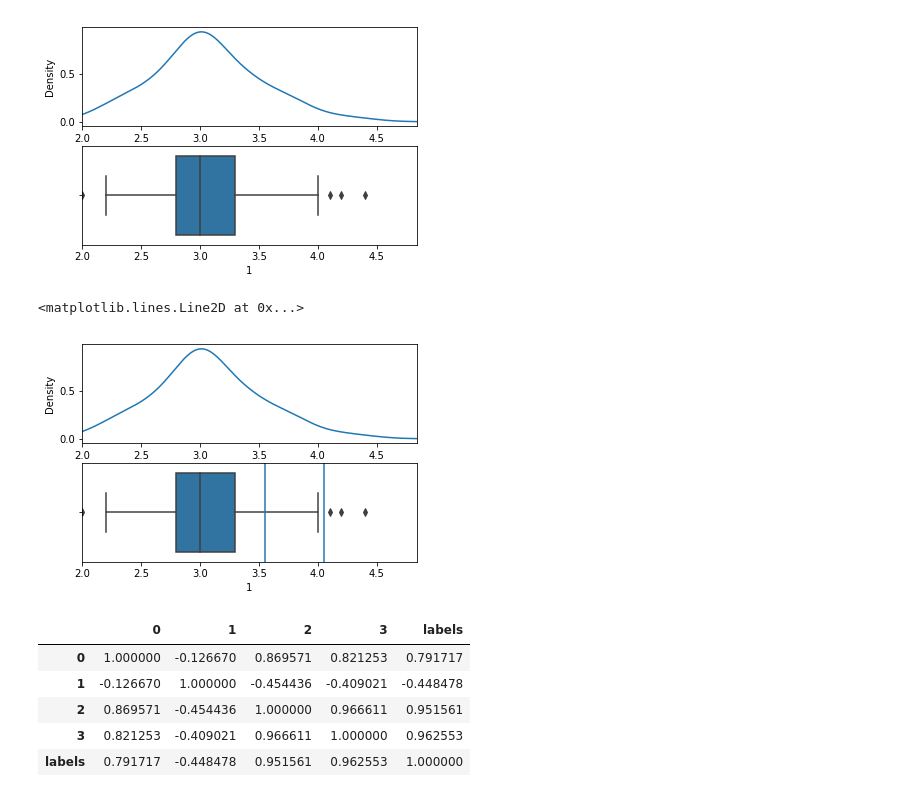
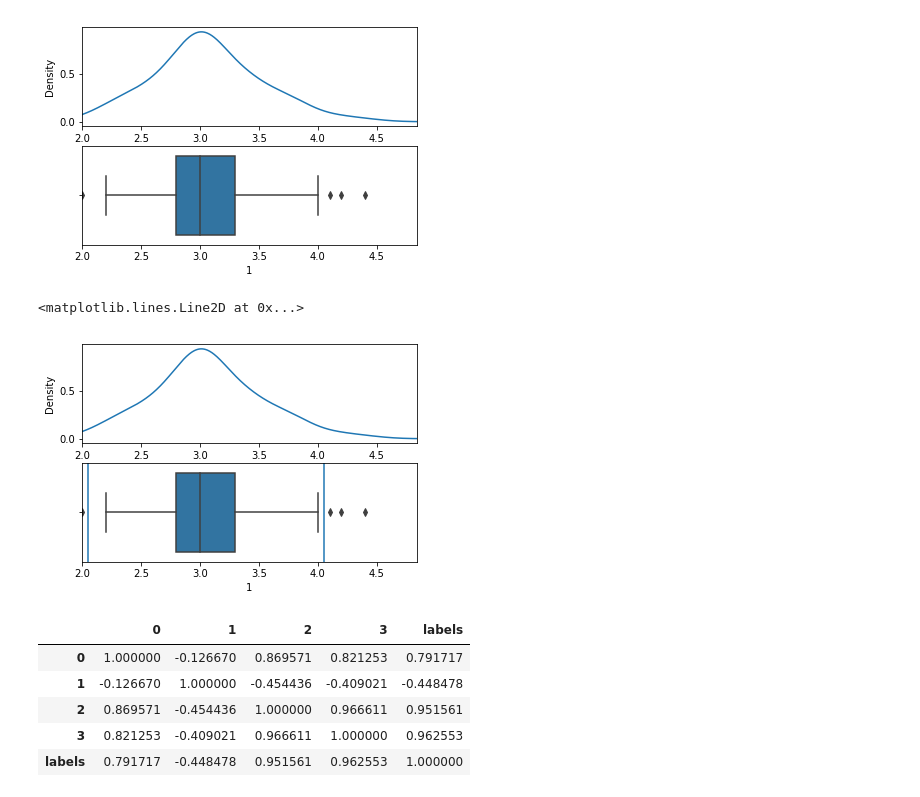
Before and after one commit to african-ai/challenge1_HowCrispCanYouClassify, a Jupyter notebook: submissions/iris-notebook.ipynb, the cells around one changed output. Saved outputs shown, nothing was run; the diff lists cells and outputs as text; code cells hidden in the pictures.

```diff
--- a/submissions/iris-notebook.ipynb
+++ b/submissions/iris-notebook.ipynb
@@ -316,26 +316,26 @@ sns.boxplot(x=train_data[pcol])
 # %%
 #Tukeys outlier detection
 pcol = '1'
 q75, q25 = np.percentile(train_data[pcol], [25,74])
 iqr = q75 - q25
 lower_bound = q25 - iqr*1.5
-upper_bound = q75 - iqr*1.5
+upper_bound = q75 + iqr*1.5
 
 
 
 plt.subplot(211)
 plt.xlim(train_data[pcol].min(), train_data[pcol].max()*1.1)
 ax = train_data[pcol].plot(kind='kde')
 
 plt.subplot(212)
 plt.xlim(train_data[pcol].min(), train_data[pcol].max()*1.1)
 sns.boxplot(x=train_data[pcol])
 
 plt.axvline(x=lower_bound)
 plt.axvline(x=upper_bound)
 # %% [output]
 <matplotlib.lines.Line2D at 0x...>
-[figure, old version]
+[figure, new version]
 # %%
 def column_outliers(df, col):
     vals = []
```
Also changed, not shown: parts of 4 cells of this notebook.
